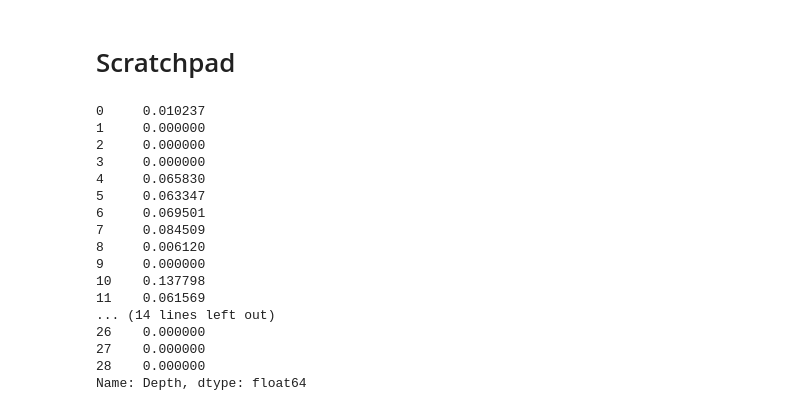
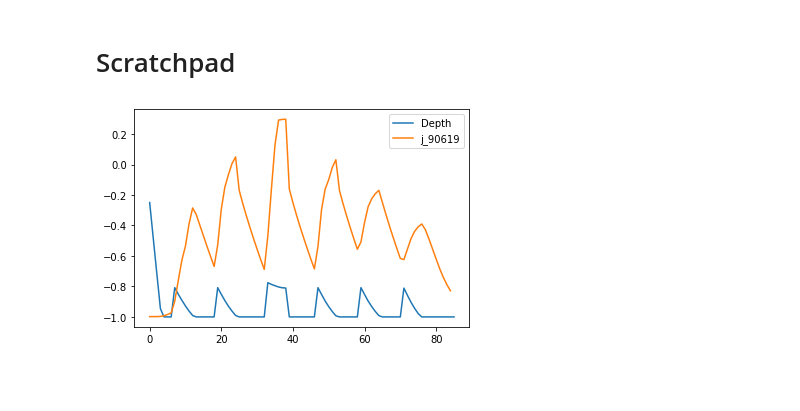
Before and after one commit to alextremo0205/SWMM_Hybrid_approach, a Jupyter notebook: UDS_Emulator.ipynb, the cells around one changed output. Drawn from its saved outputs; the diff is of its cells as text; code cells hidden in the pictures; blank space fills up the shorter version.

```diff
--- a/UDS_Emulator.ipynb
+++ b/UDS_Emulator.ipynb
@@ -208,23 +208,14 @@ X_train[0][0]
 ## Export model
 # %% [markdown]
 # Scratchpad
-# %%
-depth_one_node['Depth']
-# %% [output]
-0     0.010237
-1     0.000000
-2     0.000000
-3     0.000000
-4     0.065830
-5     0.063347
-6     0.069501
-7     0.084509
-8     0.006120
-9     0.000000
-10    0.137798
-11    0.061569
-... (14 lines left out)
-26    0.000000
-27    0.000000
-28    0.000000
-Name: Depth, dtype: float64
+# %%
+node_name = 'j_90619'
+elv_node = float(wn.G.nodes[node_name]['elevation'])
+
+depth_one_node = df[df['Node']==node_name]['Depth'] #.plot() j_90550 j_90575
+depth_one_node=depth_one_node.reset_index()
+
+a = (depth_one_node['Depth']+elv_node).plot(legend = 'pppp')
+b = head_raw_data[node_name].reset_index()[node_name].plot(legend = 'afadf')
+# %% [output]
+[figure, added]
```
Also changed, not shown: parts of 11 cells of this notebook, 25 other files.
